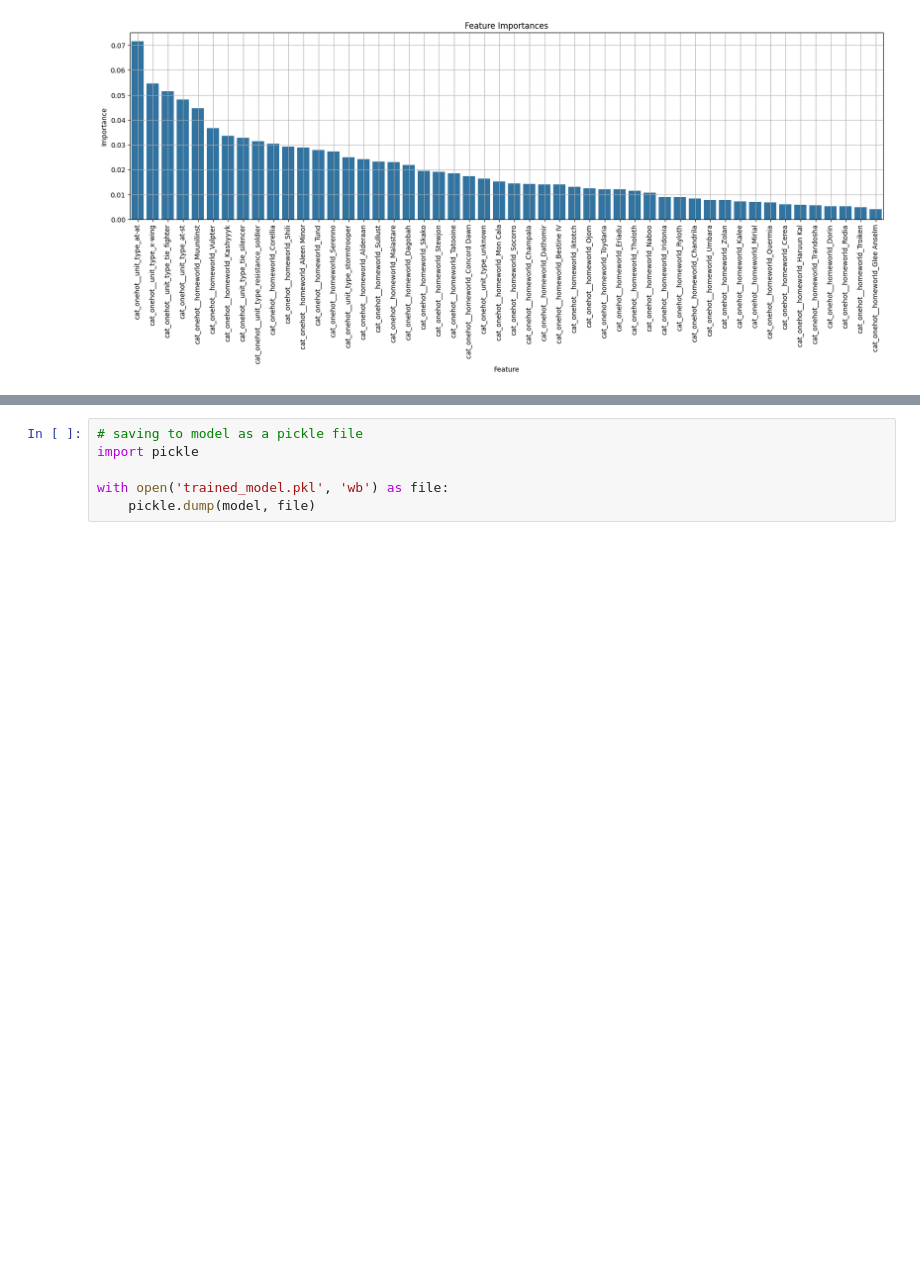
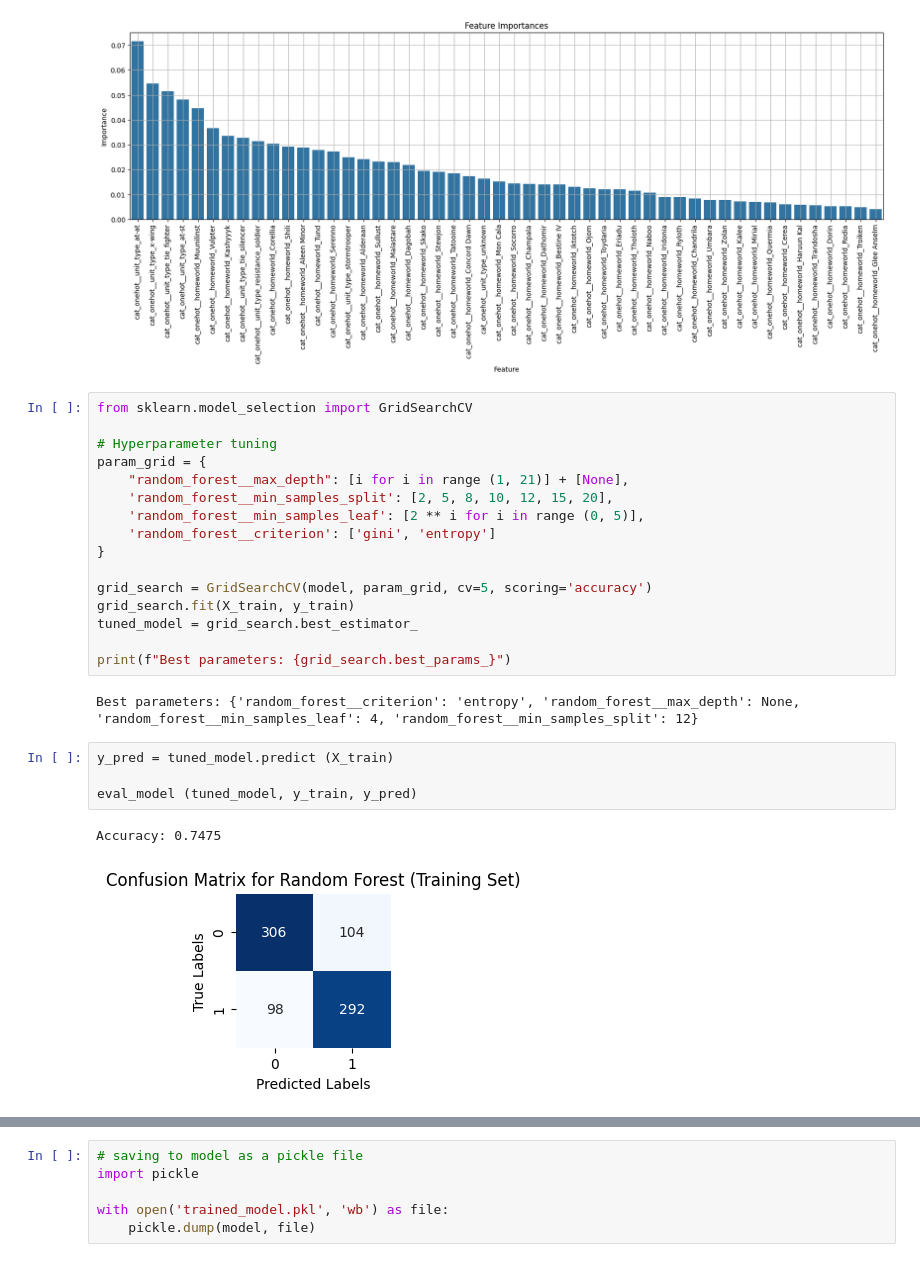
Before and after one commit to KINGTUT10101/EDPGuidedProject3, a Jupyter notebook: pandas_script.ipynb, the cells around one changed output, grey strips where cells are left out. Cells and saved outputs as stored; diff of their text form; blank space fills up the shorter version.

```diff
--- a/pandas_script.ipynb
+++ b/pandas_script.ipynb
@@ -191,3 +217,28 @@ plt.xticks(rotation=90)
 plt.show()
 # %% [output]
 [figure]
+# %%
+from sklearn.model_selection import GridSearchCV
+
+# Hyperparameter tuning
+param_grid = {
+    "random_forest__max_depth": [i for i in range (1, 21)] + [None],
+    'random_forest__min_samples_split': [2, 5, 8, 10, 12, 15, 20],
+    'random_forest__min_samples_leaf': [2 ** i for i in range (0, 5)],
+    'random_forest__criterion': ['gini', 'entropy']
+}
+
+grid_search = GridSearchCV(model, param_grid, cv=5, scoring='accuracy')
+grid_search.fit(X_train, y_train)
+tuned_model = grid_search.best_estimator_
+
+print(f"Best parameters: {grid_search.best_params_}")
+# %% [output]
+Best parameters: {'random_forest__criterion': 'entropy', 'random_forest__max_depth': None, 'random_forest__min_samples_leaf': 4, 'random_forest__min_samples_split': 12}
+# %%
+y_pred = tuned_model.predict (X_train)
+
+eval_model (tuned_model, y_train, y_pred)
+# %% [output]
+Accuracy: 0.7475
+[figure, added]
```
Also changed, not shown: parts of 5 cells of this notebook, 1 other file.
